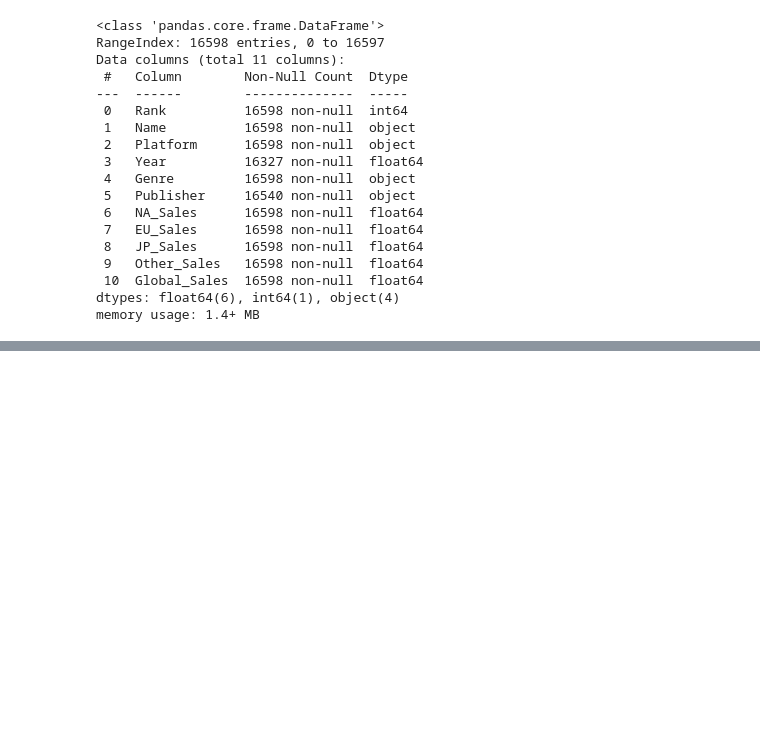
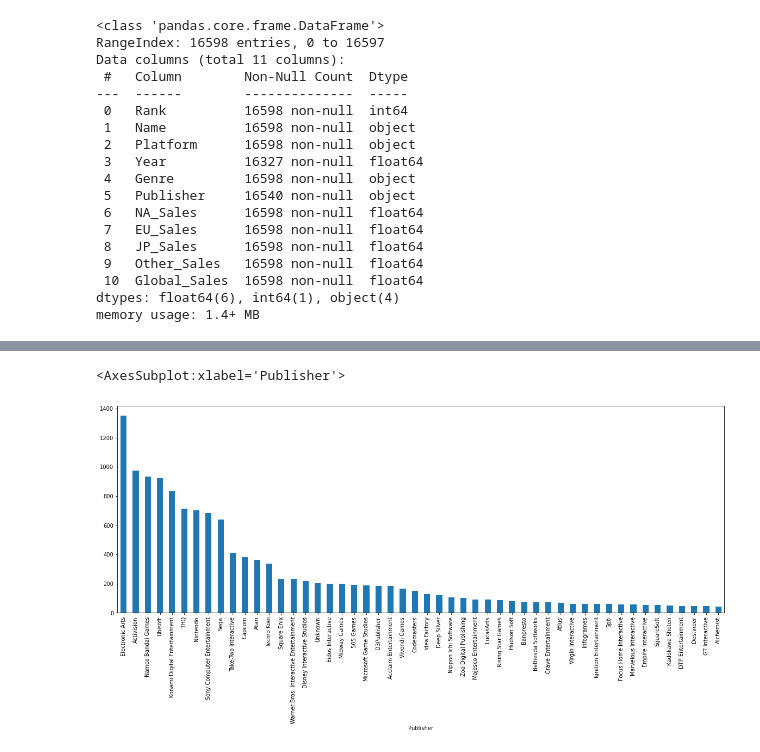
Before and after one commit to rohanojha979/Video-Game-Project, a Jupyter notebook: notebook.ipynb, the cells around one changed output, grey strips where cells are left out. Cells and saved outputs as stored; diff of their text form; code cells hidden in the pictures; blank space fills up the shorter version.

```diff
--- a/notebook.ipynb
+++ b/notebook.ipynb
@@ -67 +62,6 @@ platforms = df["Platform"].unique()
+# %%
+df.groupby('Publisher').count().sort_values('Genre')['Genre'][::-1].head(50).plot(kind='bar', figsize = (20, 7))
+# %% [output]
+<AxesSubplot:xlabel='Publisher'>
+[figure, added]
 # %%
```
Also changed, not shown: parts of 24 cells of this notebook, 1 other file.
